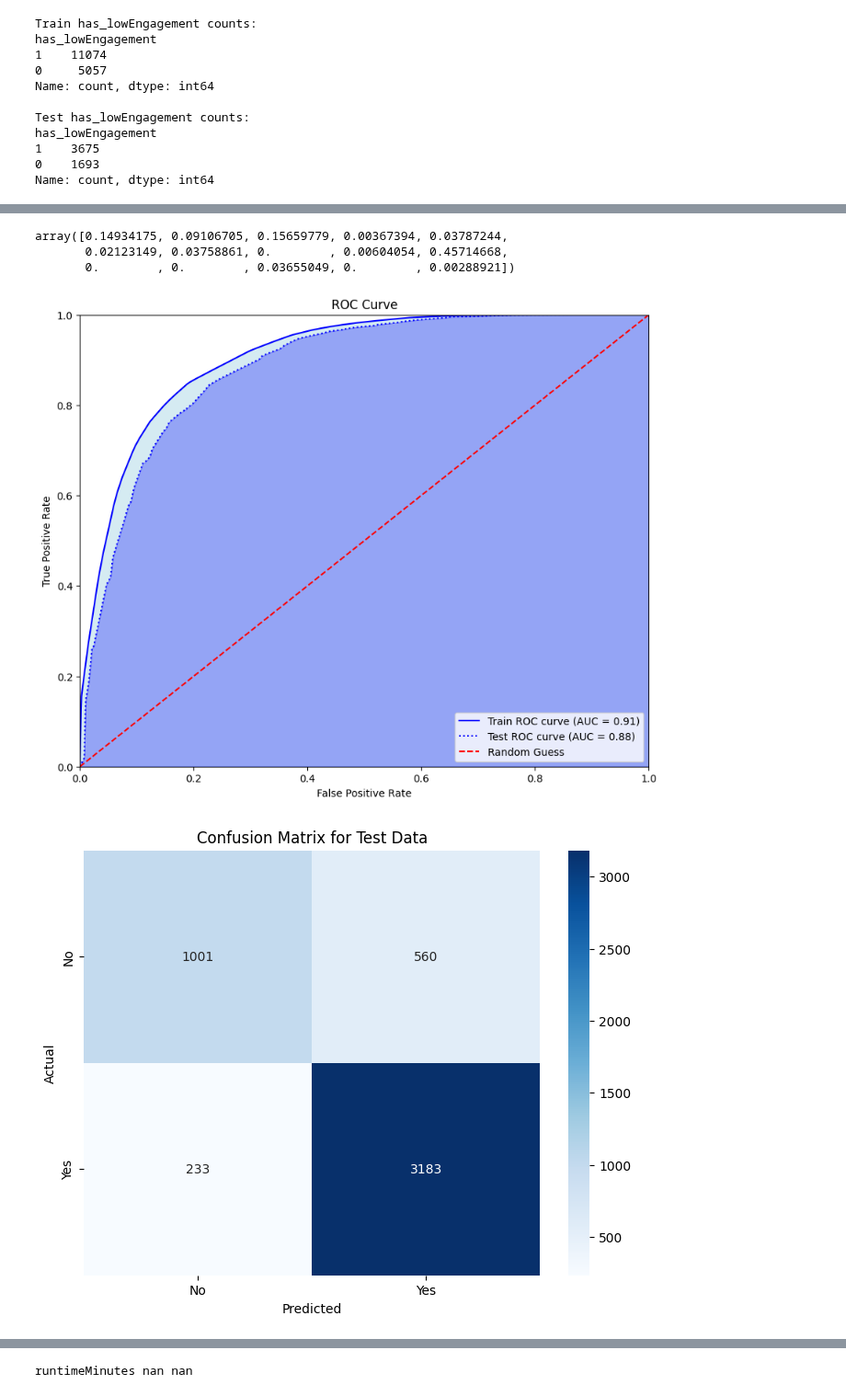
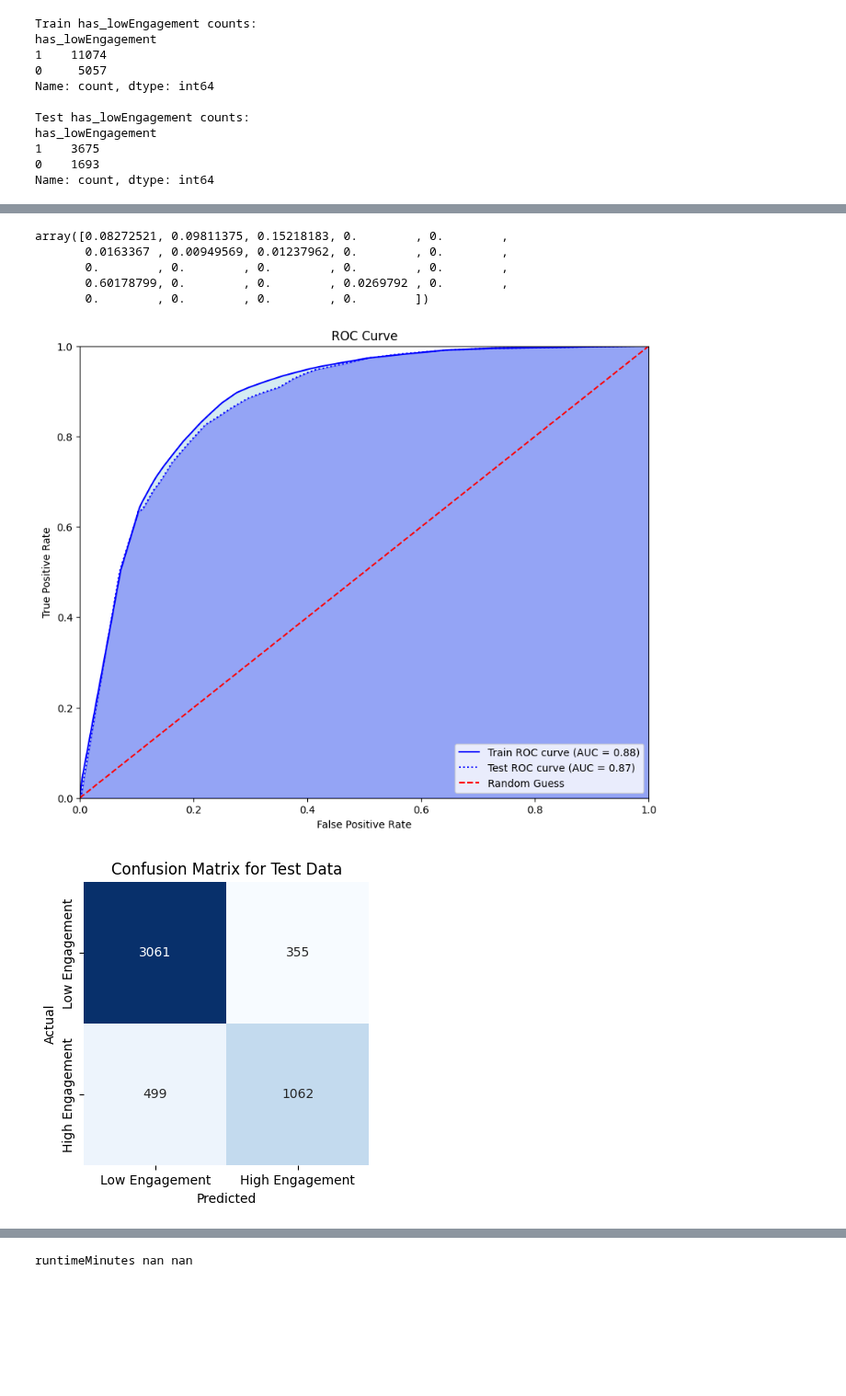
Before and after one commit to ChefBB/data_mining_1, a Jupyter notebook: code/binary_decision_trees.ipynb, the cells around one changed output, grey strips where cells are left out. Shown at 92% size. Drawn from its saved outputs; the diff is of its cells as text; code cells hidden in the pictures; blank space fills up the shorter version.

```diff
--- a/code/binary_decision_trees.ipynb
+++ b/code/binary_decision_trees.ipynb
@@ -3,10 +3,6 @@ from support.df_init import init
 
 train = init()
 test = init('pp_test.csv')
-# %%
-from support.transformations import apply_transformations
-
-train, test = apply_transformations(train, test)
 # %%
 train.columns
 # %% [output]
@@ -113,7 +113,7 @@ feats = [
     'totalMedia',
     'totalCredits',
     'totalNominations',
-    # 'rating',
+    'rating',
     'startYear',
     # 'canHaveEpisodes',
     'fill_runtimeMinutes_Bruno',
@@ -124,13 +124,13 @@ feats = [
     # 'is_Fantasy', 'is_Family', 'is_Mystery', 'is_Talk-Show', 'is_Drama',
     # 'is_Sport', 'is_War', 'is_Horror', 'is_Animation',
     'countryOfOrigin_freq_enc',
-    # 'countryOfOrigin_NA',
-    # 'countryOfOrigin_AF',
+    'countryOfOrigin_NA',
+    'countryOfOrigin_AF',
     'countryOfOrigin_AS',
     'countryOfOrigin_EU',
-    # 'countryOfOrigin_OC',
-    # 'countryOfOrigin_SA',
-    # 'countryOfOrigin_UNK',
+    'countryOfOrigin_OC',
+    'countryOfOrigin_SA',
+    'countryOfOrigin_UNK',
     # 'is_from_Oceania', 'is_from_North America',
     # 'is_from_South America', 'is_from_Asia', 'is_from_Africa',
     # 'is_from_Europe',
@@ -138,11 +138,10 @@ feats = [
     # 'userReviewsTotal',
     'titleType_movie', 'titleType_short',
     'titleType_tvEpisode',
-    # 'titleType_tvMiniSeries',
-    # 'titleType_tvMovie',
+    'titleType_tvMiniSeries',
+    'titleType_tvMovie',
     'titleType_tvSeries',
-    # 'titleType_tvShort',
-    # 'titleType_tvSpecial',
+    'titleType_tvSpecial',
     'titleType_video'
 ]
 # %%
@@ -150,8 +149,6 @@ from sklearn.tree import DecisionTreeClassifier
 from sklearn.metrics import classification_report
 from scipy.stats import randint, uniform
 from sklearn.model_selection import RandomizedSearchCV
-from sklearn.preprocessing import StandardScaler
-import pandas as pd
 
 # Prepare the data
 X_train = train.loc[~train['outlier_w_type'], feats].copy()
@@ -166,7 +163,7 @@ y_train = train.loc[~train['outlier_w_type'], 'has_lowEngagement'].copy()
 y_test = test.loc[~test['outlier_w_type'], 'has_lowEngagement'].copy()
 
 param_grid = {
-    'criterion': ['gini', 'entropy', 'log_loss'],
+    'criterion': ['gini', 'entropy'],
     'max_depth': randint(10, 60),
     'min_samples_split': randint(2, 30),
     'min_samples_leaf': randint(1, 30),
@@ -230,9 +227,11 @@ weighted avg       0.84      0.84      0.83      4977
 # %%
 clf.feature_importances_
 # %% [output]
-array([0.14934175, 0.09106705, 0.15659779, 0.00367394, 0.03787244,
-       0.02123149, 0.03758861, 0.        , 0.00604054, 0.45714668,
-       0.        , 0.        , 0.03655049, 0.        , 0.00288921])
+array([0.08272521, 0.09811375, 0.15218183, 0.        , 0.        ,
+       0.0163367 , 0.00949569, 0.01237962, 0.        , 0.        ,
+       0.        , 0.        , 0.        , 0.        , 0.        ,
+       0.60178799, 0.        , 0.        , 0.0269792 , 0.        ,
+       0.        , 0.        , 0.        , 0.        ])
 # %%
 from sklearn.metrics import roc_curve, auc
 
@@ -264,23 +263,28 @@ plt.xlim([0.0, 1.0])
 plt.ylim([0.0, 1.0])
 plt.show()
 # %% [output]
-[figure, old version]
+[figure, new version]
 # %%
 from sklearn.metrics import confusion_matrix
 import seaborn as sns
 
 # Compute confusion matrices
 conf_matrix_train = confusion_matrix(y_train, train_pred)
 conf_matrix_test = confusion_matrix(y_test, test_pred)
+# Invert both the order of columns and rows in the test confusion matrix
+conf_matrix_test = conf_matrix_test[::-1, ::-1]
 
 # Plot confusion matrix for test data
-plt.figure(figsize=(8, 6))
-sns.heatmap(conf_matrix_test, annot=True, fmt='d', cmap='Blues', xticklabels=['No', 'Yes'], yticklabels=['No', 'Yes'])
+plt.figure(figsize=(4, 4))
+sns.heatmap(conf_matrix_test, annot=True, fmt='d', cmap='Blues',
+            xticklabels=['Low Engagement', 'High Engagement'],
+            yticklabels=['Low Engagement', 'High Engagement'],
+            cbar=False)
 plt.title("Confusion Matrix for Test Data")
 plt.xlabel("Predicted")
 plt.ylabel("Actual")
 plt.show()
 # %% [output]
-[figure, old version]
+[figure, new version]
 # %%
 from sklearn.tree import plot_tree
```
Also changed, not shown: parts of 5 cells of this notebook, 9 other files.
